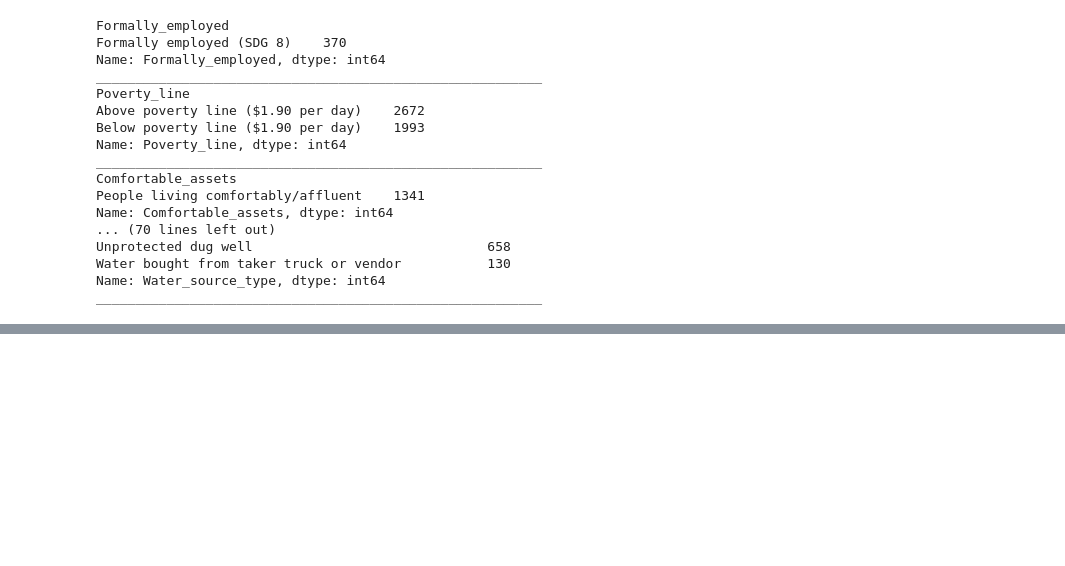
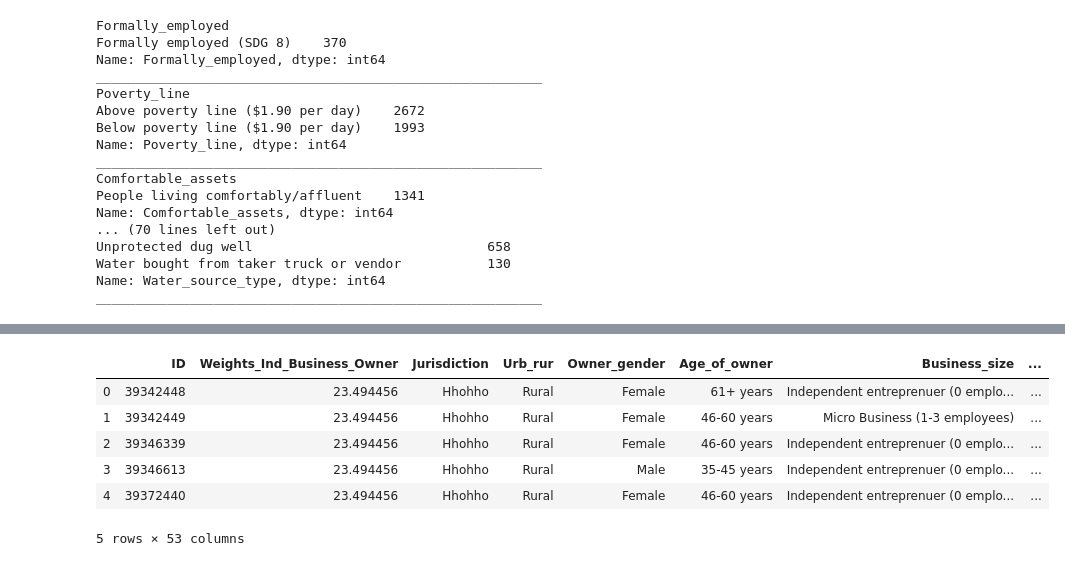
Before and after one commit to Vizzuality/notebooks, a Jupyter notebook: i2i/i2i-nationalSurveysPhase5-6.ipynb, the cells around one changed output, grey strips where cells are left out. Cells and saved outputs as stored; diff of their text form; code cells hidden in the pictures; blank space fills up the shorter version.

```diff
--- a/i2i/i2i-nationalSurveysPhase5-6.ipynb
+++ b/i2i/i2i-nationalSurveysPhase5-6.ipynb
@@ -397,3 +446,14 @@ useJson =json.loads("""{
         }
     }
 }""")
+# %%
+SMMEIndicators = pd.read_excel(f'{baseUrl}/i2i/newDatav5-6/FS_MSME Swaziland_Shortened_Version_13Sept19 final .xlsx')
+SMMEIndicators.head(5)
+# %% [output]
+|  | ID | Weights_Ind_Business_Owner | Jurisdiction | Urb_rur | Owner_gender | Age_of_owner | Business_size | ... |
+| 0 | 39342448 | 23.494456 | Hhohho | Rural | Female | 61+ years | Independent entreprenuer (0 emplo... | ... |
+| 1 | 39342449 | 23.494456 | Hhohho | Rural | Female | 46-60 years | Micro Business (1-3 employees) | ... |
+| 2 | 39346339 | 23.494456 | Hhohho | Rural | Female | 46-60 years | Independent entreprenuer (0 emplo... | ... |
+| 3 | 39346613 | 23.494456 | Hhohho | Rural | Male | 35-45 years | Independent entreprenuer (0 emplo... | ... |
+| 4 | 39372440 | 23.494456 | Hhohho | Rural | Female | 46-60 years | Independent entreprenuer (0 emplo... | ... |
+5 rows × 53 columns
```
Also changed, not shown: parts of 9 cells of this notebook, 1 other file.
